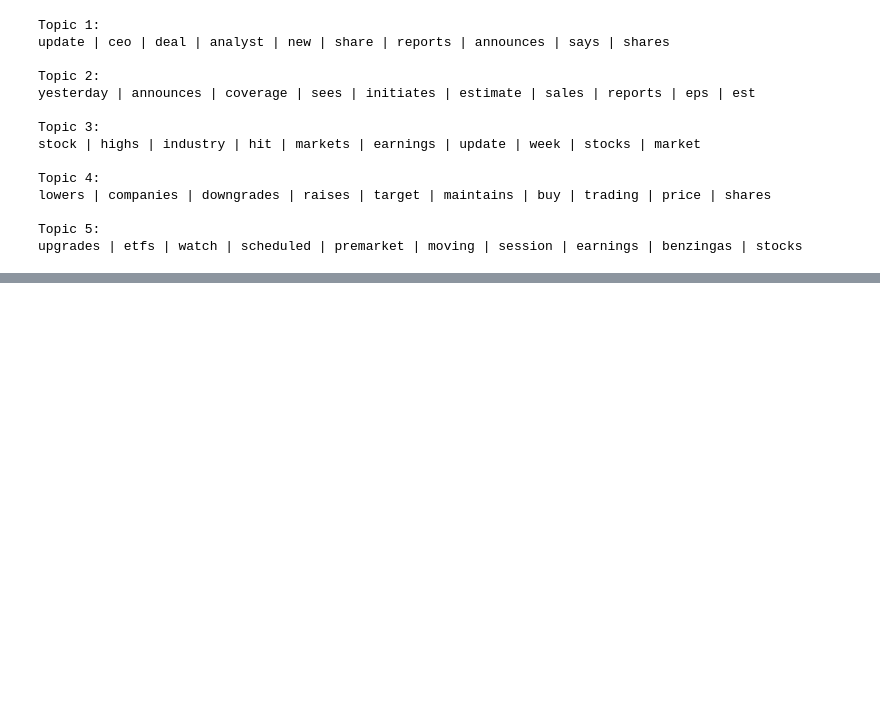
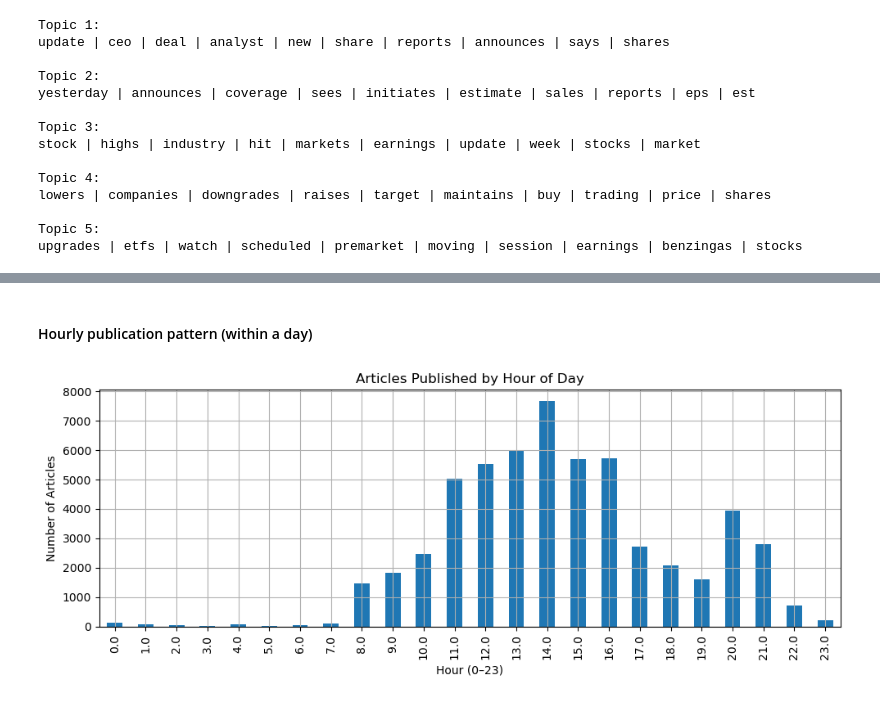
Before and after one commit to michael-099/Predicting-Price-Moves-with-News-Sentiment, a Jupyter notebook: notebooks/Predicting Price Moves with News Sentiment.ipynb, the cells around one changed output, grey strips where cells are left out. Cells and saved outputs as stored; diff of their text form; code cells hidden in the pictures; blank space fills up the shorter version.

```diff
--- a/notebooks/Predicting Price Moves with News Sentiment.ipynb
+++ b/notebooks/Predicting Price Moves with News Sentiment.ipynb
@@ -232,0 +262,17 @@ upgrades | etfs | watch | scheduled | premarket | moving | session | earnings |
+# %% [markdown]
+#### Hourly publication pattern (within a day)
+# %%
+df['hour'] = df['date'].dt.hour
+hourly_counts = df.groupby('hour').size()
+
+# Plot
+plt.figure(figsize=(10, 4))
+hourly_counts.plot(kind='bar')
+plt.title('Articles Published by Hour of Day')
+plt.xlabel('Hour (0–23)')
+plt.ylabel('Number of Articles')
+plt.grid(True)
+plt.tight_layout()
+plt.show()
+# %% [output]
+[figure, added]
```
Also changed, not shown: parts of 8 cells of this notebook, 1 other file.
